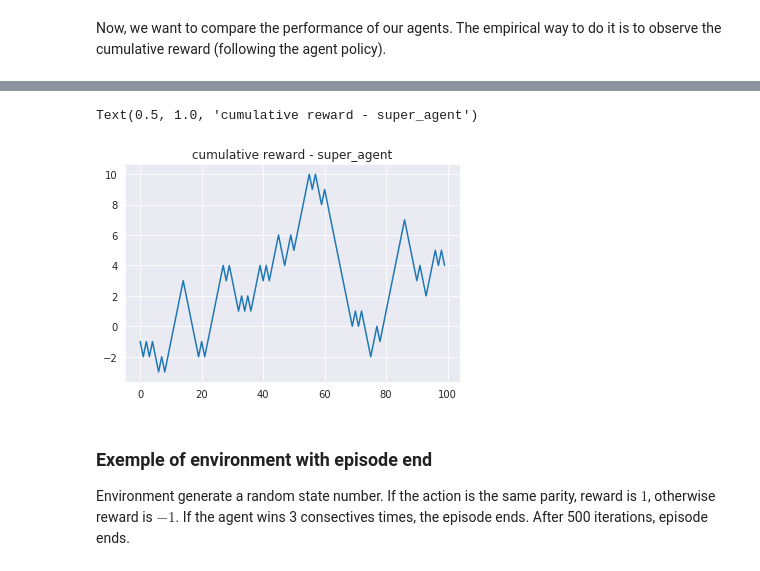
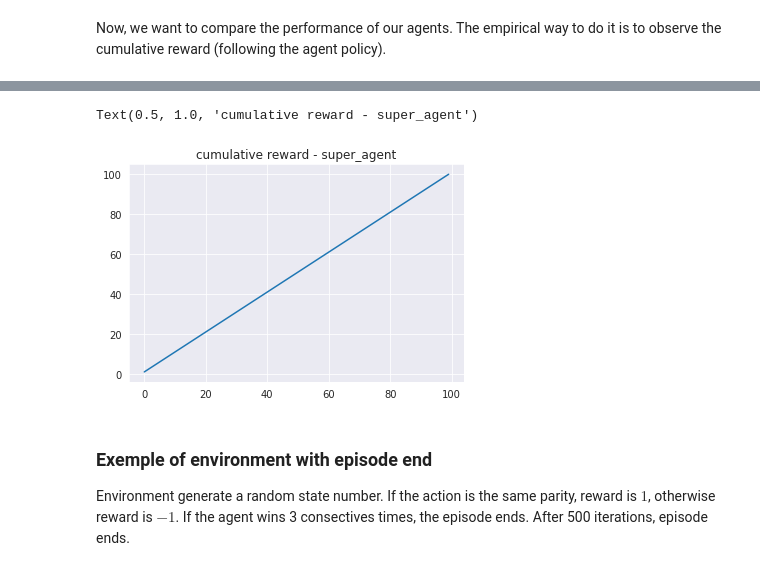
Before and after one commit to racousin/rl_introduction, a Jupyter notebook: notebooks/I) introduction_environment.ipynb, the cells around one changed output, grey strips where cells are left out. Cells and saved outputs as stored; diff of their text form; code cells hidden in the pictures.

```diff
--- a/notebooks/I) introduction_environment.ipynb
+++ b/notebooks/I) introduction_environment.ipynb
@@ -108,12 +111,12 @@ Text(0.5, 1.0, 'cumulative reward - random_agent')
 # %%
 env = Env_odd_even()
-my_super_agent = MyRandomAgent(env)
+my_super_agent = MySuperAgent(env)
 _, _, rewards = run_experiment(env, my_super_agent, nb_step)
 plt.plot(rewards.cumsum())
 plt.title('cumulative reward - super_agent')
 # %% [output]
 Text(0.5, 1.0, 'cumulative reward - super_agent')
-[figure, old version]
+[figure, new version]
 # %% [markdown]
 ### Exemple of environment with episode end
 Environment generate a random state number. If the action is the same parity, reward is $1$, otherwise reward is $-1$. If the agent wins 3 consectives times, the episode ends. After 500 iterations, episode ends.
```
Also changed, not shown: parts of 11 cells of this notebook, 5 other files.
